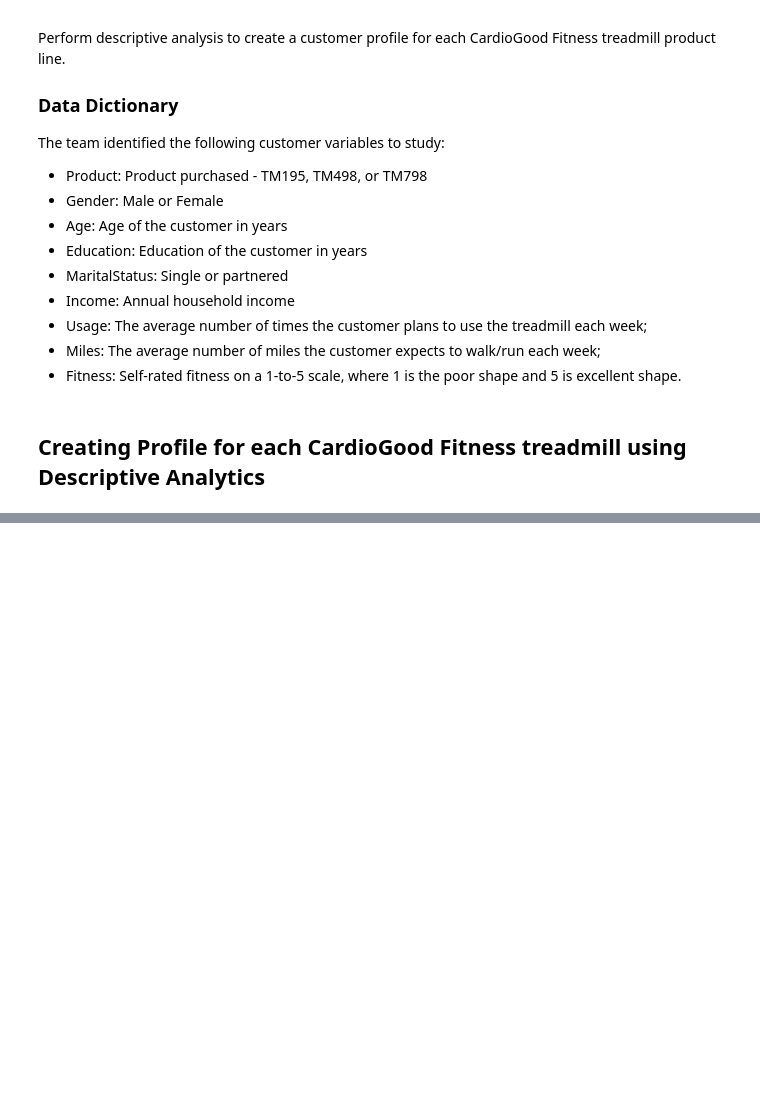
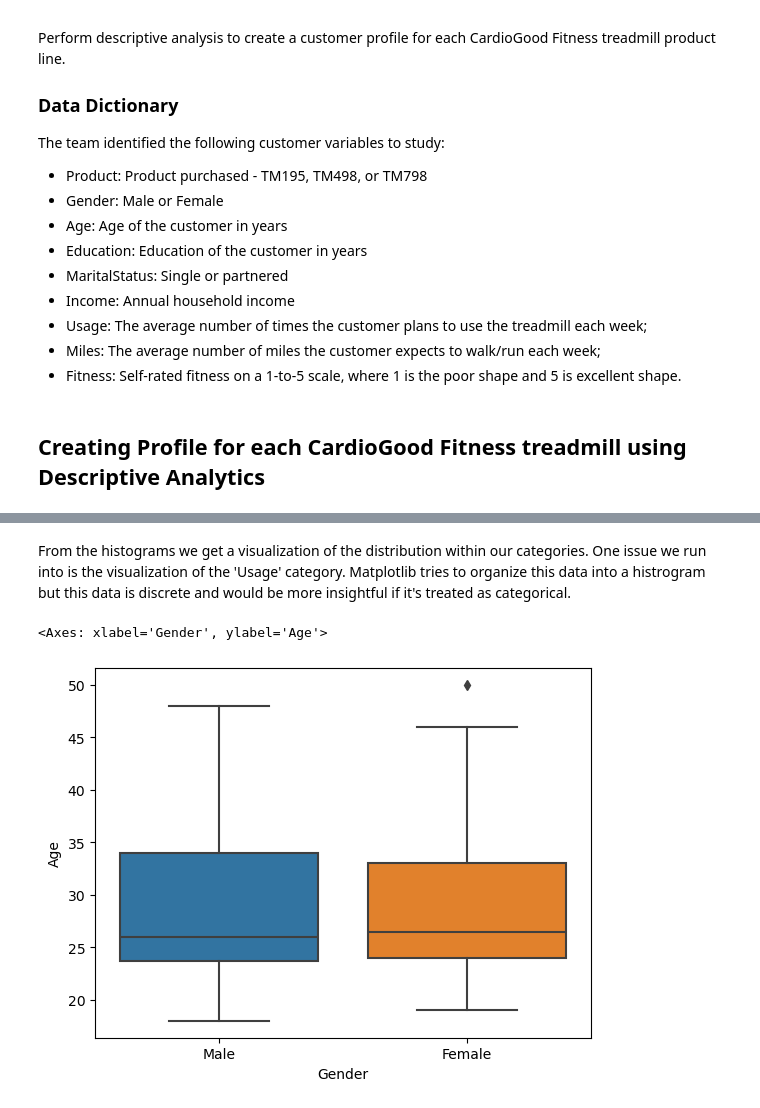
Before and after one commit to edwartiu/MIT_DSML, a Jupyter notebook: CardioGood Fitness Data Analysis.ipynb, the cells around one changed output, grey strips where cells are left out. Drawn from its saved outputs; the diff is of its cells as text; code cells hidden in the pictures; blank space fills up the shorter version.

```diff
--- a/CardioGood Fitness Data Analysis.ipynb
+++ b/CardioGood Fitness Data Analysis.ipynb
@@ -62,0 +94,11 @@ data.describe(include='all')
+# %% [markdown]
+From the histograms we get a visualization of the distribution within our categories. One issue we run into is the visualization of the 'Usage' category. Matplotlib tries to organize this data into a histrogram but this data is discrete and would be more insightful if it's treated as categorical.
+# %%
+# Importing seaborn to visualize data using boxplots
+import seaborn as sns
+
+# Making figure with boxplot based on age and seperated by gender (can be seperated by any categorical type)
+sns.boxplot(x='Gender', y='Age', data=data)
+# %% [output]
+<Axes: xlabel='Gender', ylabel='Age'>
+[figure, added]
```
Also changed, not shown: parts of 11 cells of this notebook.
